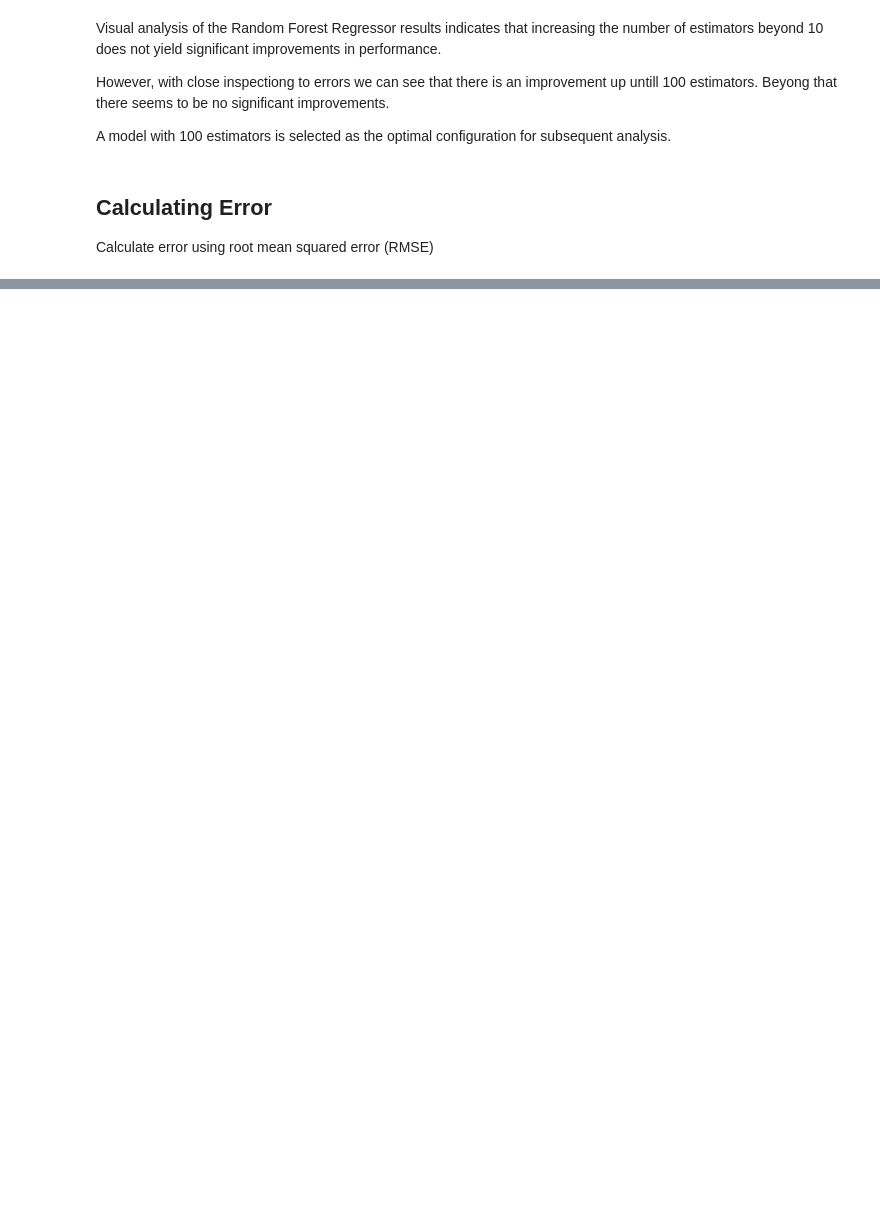
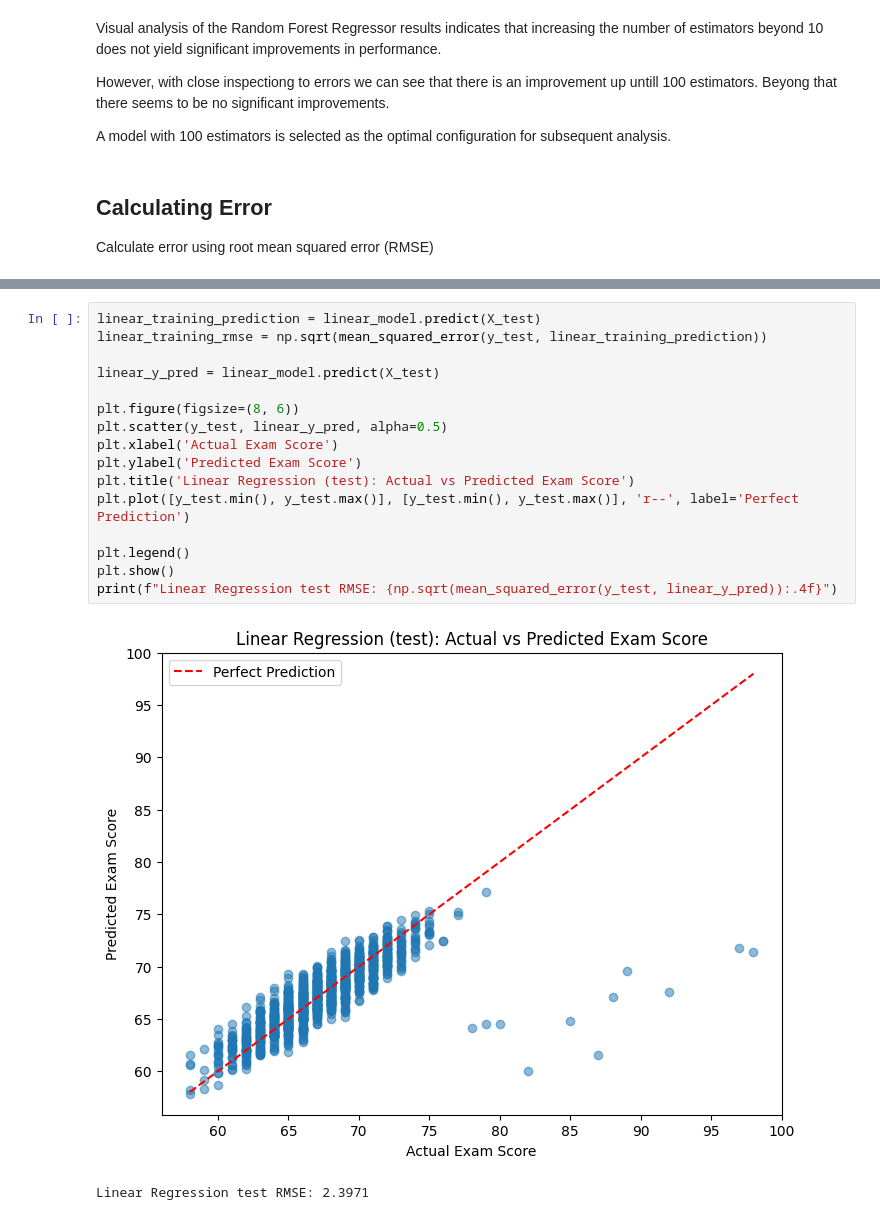
Before and after one commit to lauri-lyytikainen/ml_2025, a Jupyter notebook: main.ipynb, the cells around one changed output, grey strips where cells are left out. Drawn from its saved outputs; the diff is of its cells as text; blank space fills up the shorter version.

```diff
--- a/main.ipynb
+++ b/main.ipynb
@@ -196,0 +206,19 @@ Delta error for Random Forest regression: 1.5097
+# %%
+linear_training_prediction = linear_model.predict(X_test)
+linear_training_rmse = np.sqrt(mean_squared_error(y_test, linear_training_prediction))
+
+linear_y_pred = linear_model.predict(X_test)
+
+plt.figure(figsize=(8, 6))
+plt.scatter(y_test, linear_y_pred, alpha=0.5)
+plt.xlabel('Actual Exam Score')
+plt.ylabel('Predicted Exam Score')
+plt.title('Linear Regression (test): Actual vs Predicted Exam Score')
+plt.plot([y_test.min(), y_test.max()], [y_test.min(), y_test.max()], 'r--', label='Perfect Prediction')
+
+plt.legend()
+plt.show()
+print(f"Linear Regression test RMSE: {np.sqrt(mean_squared_error(y_test, linear_y_pred)):.4f}")
+# %% [output]
+[figure, added]
+Linear Regression test RMSE: 2.3971
```
Also changed, not shown: parts of 4 cells of this notebook.
